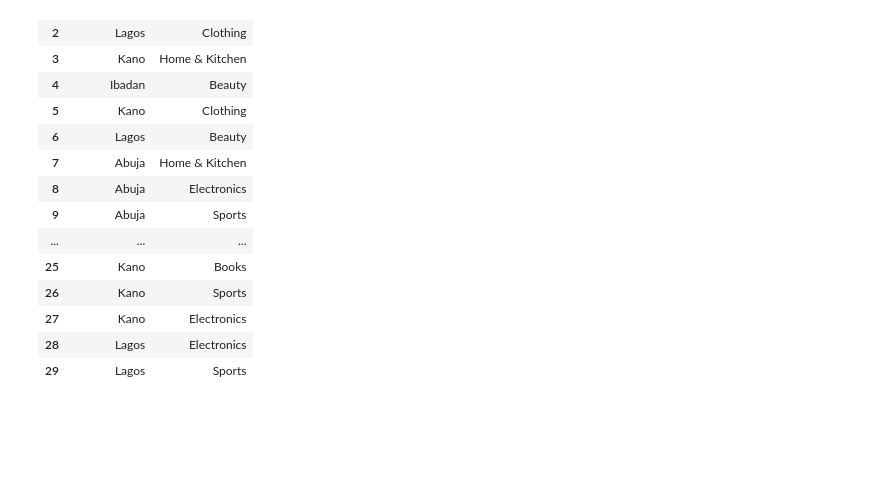
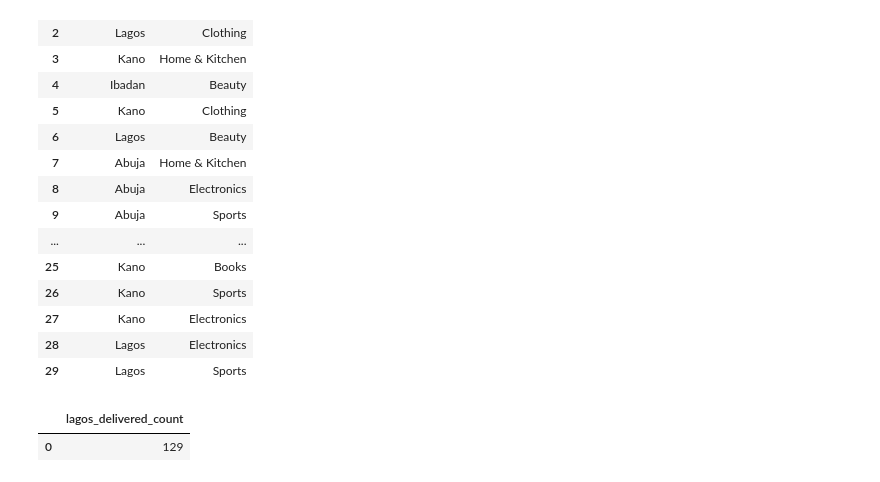
Before and after one commit to Thomasayanfeoluwa/2026-Python-Training-Class---Tutorial-For-Beginners, a Jupyter notebook: sqlite3.ipynb, the cells around one changed output. Cells and saved outputs as stored; diff of their text form; code cells hidden in the pictures; blank space fills up the shorter version.

```diff
--- a/sqlite3.ipynb
+++ b/sqlite3.ipynb
@@ -877,10 +877,18 @@ run_sql("""
 # %%
 """
 Challenge 4: Conditional Aggregates (Combining Filters + COUNT)
 Write a query that counts specific subsets:
 1. Count how many total orders were placed specifically in the city of 'Lagos' where the order status is 'Delivered'.
 2. Give this result column a professional alias (e.g., lagos_delivered_count).
 """
+run_sql("""
+    SELECT COUNT (*) AS lagos_delivered_count
+    FROM orders
+    WHERE city = 'Lagos' AND order_status = 'Delivered';
+""")
+# %% [output]
+|  | lagos_delivered_count |
+| 0 | 129 |
 # %%
 """
 Challenge 5: The Ultimate Summary (Putting It All Together)
```
Also changed, not shown: parts of 1 cell of this notebook.
